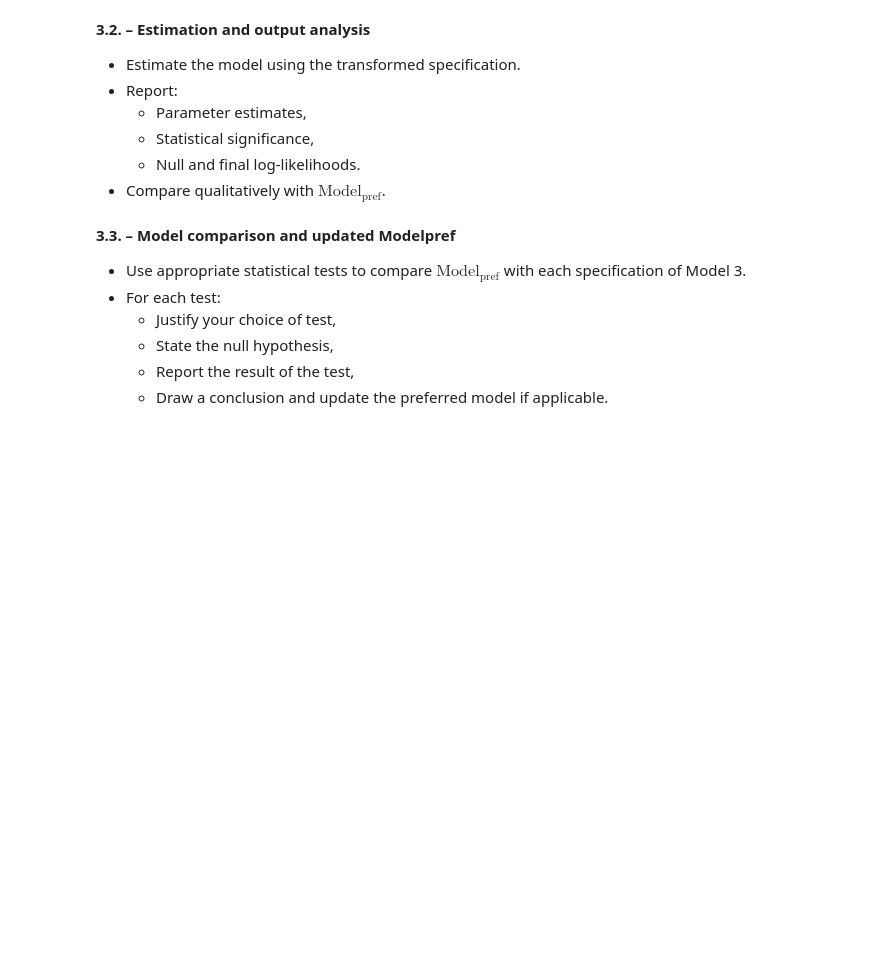
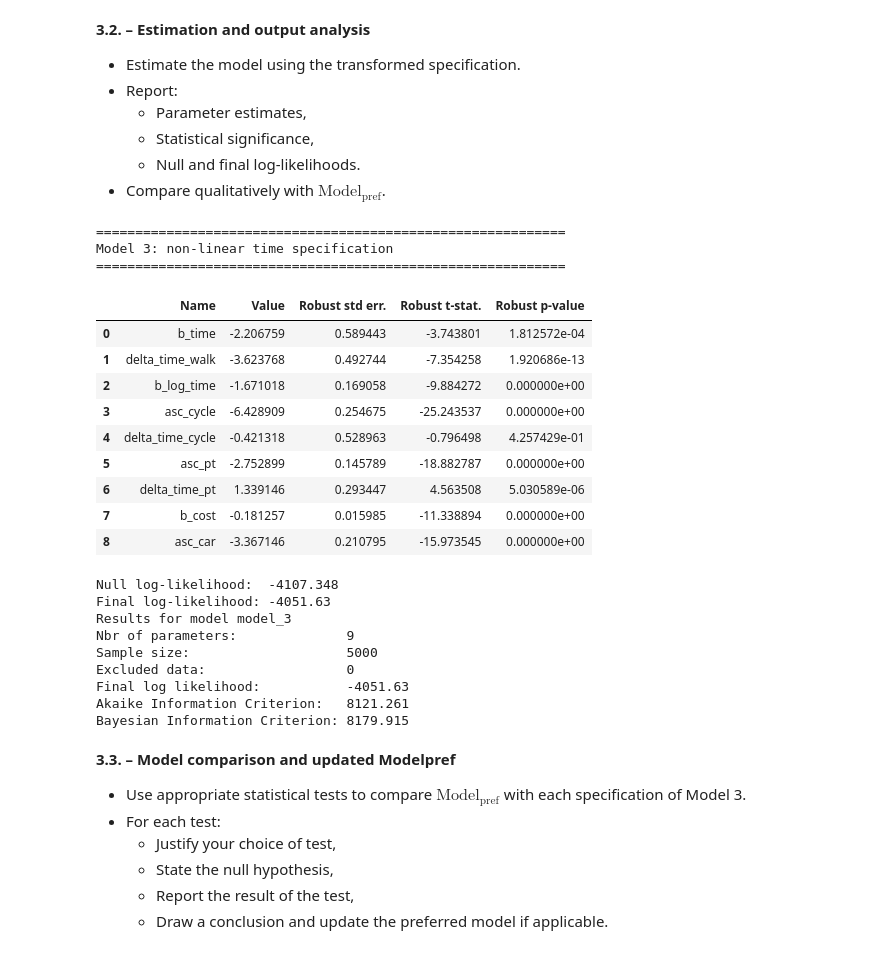
Before and after one commit to doran2728/Math463Group25, a Jupyter notebook: assignment.ipynb, the cells around one changed output. Saved outputs shown, nothing was run; the diff lists cells and outputs as text; code cells hidden in the pictures; blank space fills up the shorter version.

Commit message:
Add Model 3 and Model 4~

```diff
--- a/assignment.ipynb
+++ b/assignment.ipynb
@@ -125,8 +125,7 @@ V_0 = {
     1: V_walk_0,
     2: V_cycle_0,
     3: V_pt_0,
-    4: V_car_0
-}
+    4: V_car_0}
 # %% [markdown]
 **0.3. – Estimation of the parameters**
 - Estimate the model using Biogeme.
@@ -138,12 +137,7 @@ V_0 = {
 # Build the log-likelihood with loglogit, create a BIOGEME object, and estimate Model 0.
 
 # All alternatives are available to all individuals in this assignment setup
-av_0 = {
-    1: 1,
-    2: 1,
-    3: 1,
-    4: 1
-}
+av_0 = {1: 1,2: 1,3: 1,4: 1}
 
 # Define log-likelihood function
 # - util: dictionary mapping alternative IDs to utility functions (V_0)
@@ -932,3 +995,46 @@ Using $\text{Model}_\text{pref}$ as the base model, include an appropriate non-l
+# %%
+logprob_3 = loglogit(util=V_3, av=av_3, i=travel_mode)
+biogeme_3 = bio.BIOGEME(database, logprob_3)
+biogeme_3.model_name = "model_3"
+results_3 = biogeme_3.estimate()
+
+# --- Report ---
+print("=" * 60)
+print("Model 3: non-linear time specification")
+print("=" * 60)
+param_3 = get_pandas_estimated_parameters(estimation_results=results_3)
+display(param_3['Estimated parameters'])
+
+stats_3 = results_3.get_general_statistics()
+print("Null log-likelihood: ", stats_3['Init log likelihood'])
+print("Final log-likelihood:", stats_3['Final log likelihood'])
+print(results_3.short_summary())
+
+# --- Store for 3.3 ---
+all_results['model_3'] = results_3
+# %% [output]
+============================================================
+Model 3: non-linear time specification
+============================================================
+|  | Name | Value | Robust std err. | Robust t-stat. | Robust p-value |
+| 0 | b_time | -2.206759 | 0.589443 | -3.743801 | 1.812572e-04 |
+| 1 | delta_time_walk | -3.623768 | 0.492744 | -7.354258 | 1.920686e-13 |
+| 2 | b_log_time | -1.671018 | 0.169058 | -9.884272 | 0.000000e+00 |
+| 3 | asc_cycle | -6.428909 | 0.254675 | -25.243537 | 0.000000e+00 |
+| 4 | delta_time_cycle | -0.421318 | 0.528963 | -0.796498 | 4.257429e-01 |
+| 5 | asc_pt | -2.752899 | 0.145789 | -18.882787 | 0.000000e+00 |
+| 6 | delta_time_pt | 1.339146 | 0.293447 | 4.563508 | 5.030589e-06 |
+| 7 | b_cost | -0.181257 | 0.015985 | -11.338894 | 0.000000e+00 |
+| 8 | asc_car | -3.367146 | 0.210795 | -15.973545 | 0.000000e+00 |
+Null log-likelihood:  -4107.348
+Final log-likelihood: -4051.63
+Results for model model_3
+Nbr of parameters:              9
+Sample size:                    5000
+Excluded data:                  0
+Final log likelihood:           -4051.63
+Akaike Information Criterion:   8121.261
+Bayesian Information Criterion: 8179.915
 # %% [markdown]
 **3.3. – Model comparison and updated Modelpref**
 - Use appropriate statistical tests to compare $\text{Model}_\text{pref}$ with each specification of Model 3.
```
Also changed, not shown: parts of 19 cells of this notebook.
